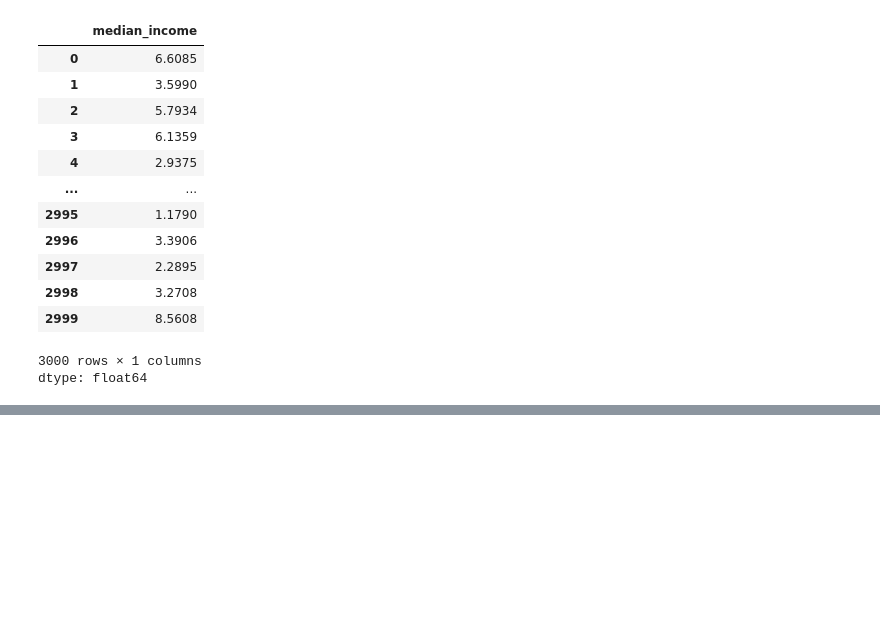
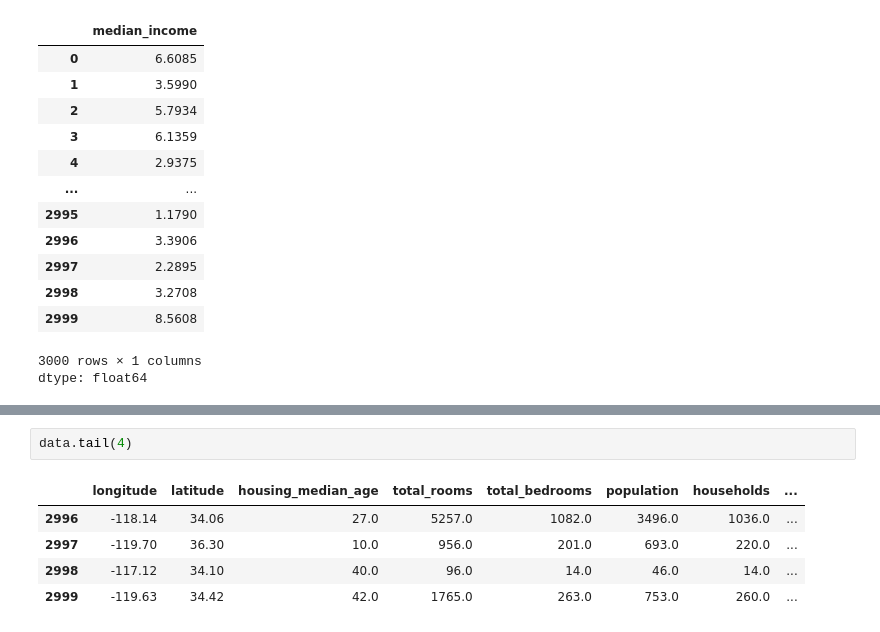
Before and after one commit to BhojRajBist/BhojRajBist, a Jupyter notebook: Bascis_of_Pandas.ipynb, the cells around one changed output, grey strips where cells are left out. Drawn from its saved outputs; the diff is of its cells as text; blank space fills up the shorter version.

```diff
--- a/Bascis_of_Pandas.ipynb
+++ b/Bascis_of_Pandas.ipynb
@@ -51,0 +66,8 @@ dtype: float64
+# %%
+data.tail(4)
+# %% [output]
+|  | longitude | latitude | housing_median_age | total_rooms | total_bedrooms | population | households | ... |
+| 2996 | -118.14 | 34.06 | 27.0 | 5257.0 | 1082.0 | 3496.0 | 1036.0 | ... |
+| 2997 | -119.70 | 36.30 | 10.0 | 956.0 | 201.0 | 693.0 | 220.0 | ... |
+| 2998 | -117.12 | 34.10 | 40.0 | 96.0 | 14.0 | 46.0 | 14.0 | ... |
+| 2999 | -119.63 | 34.42 | 42.0 | 1765.0 | 263.0 | 753.0 | 260.0 | ... |
```
Also changed, not shown: parts of 8 cells of this notebook.
